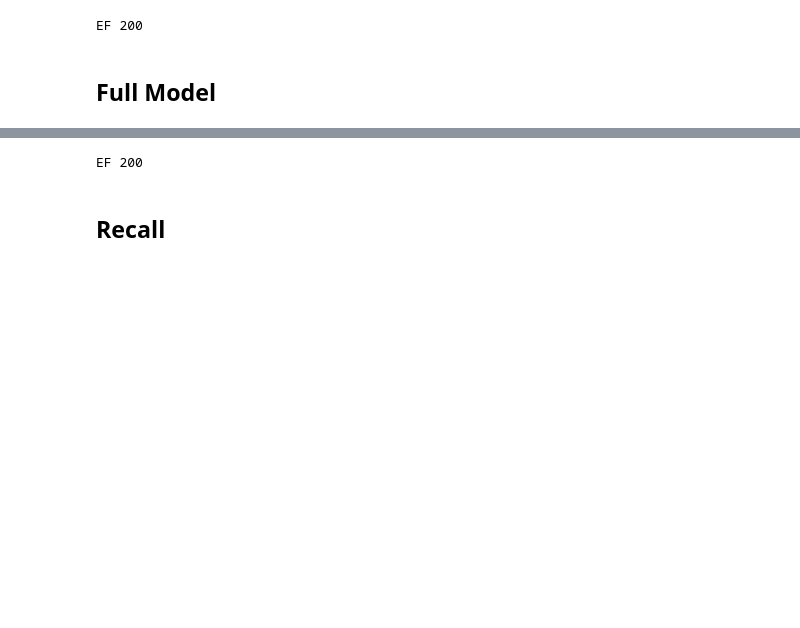
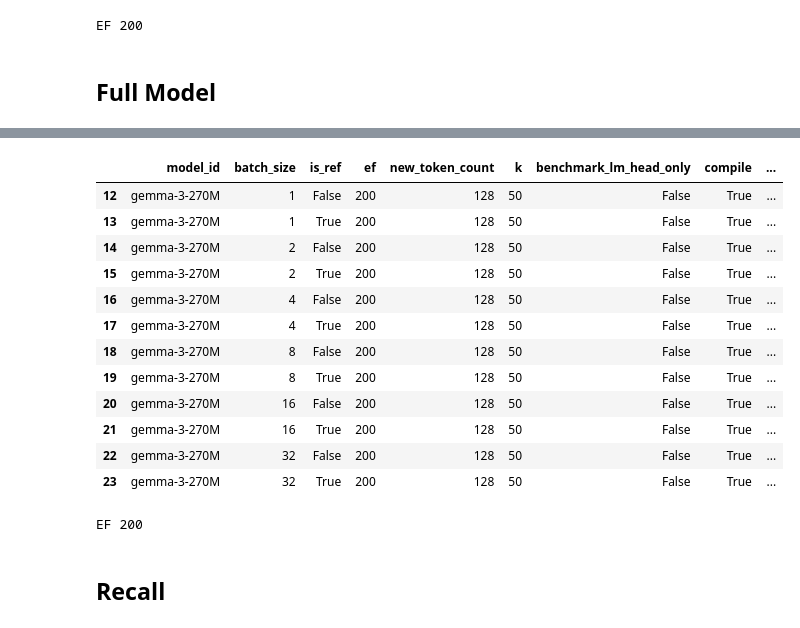
Before and after one commit to martinloretzzz/vector-index-embedding, a Jupyter notebook: benchmark/analyze.ipynb, the cells around one changed output, grey strips where cells are left out. Cells and saved outputs as stored; diff of their text form; code cells hidden in the pictures; blank space fills up the shorter version.

```diff
--- a/benchmark/analyze.ipynb
+++ b/benchmark/analyze.ipynb
@@ -139,15 +146,18 @@ EF 200
 ## Full Model
 # %%
 paths = [
-    # './multirun/full-sweep-final',
-    # './multirun/2026-05-03/00-42-09',
+    './multirun/full-final-part-qwen',
+    './multirun/full-final',
 ]
 df = load_data(paths)
 df = df.round(6)
+print(df)
 df = df.drop(columns=['times', 'autorange_min_run_time'])
 df = df.sort_values(by=['model_id'], ascending=True, key=lambda col: col.str.lower())
 df["model_id"] = clean_model_ids(df["model_id"])
 
+df = df[~(df['model_id'] == 'Llama-3.2-3B')]
+
 dfs = compare_runs(df, index_cols=['model_id', 'ef', 'batch_size', 'new_token_count'])
 dfs.head()
 # %% [output]
@@ -155 +187,17 @@ KeyError: 'new_token_count'
+# %%
+df[df["model_id"] == 'gemma-3-270M']
+# %% [output]
+|  | model_id | batch_size | is_ref | ef | new_token_count | k | benchmark_lm_head_only | compile | ... |
+| 12 | gemma-3-270M | 1 | False | 200 | 128 | 50 | False | True | ... |
+| 13 | gemma-3-270M | 1 | True | 200 | 128 | 50 | False | True | ... |
+| 14 | gemma-3-270M | 2 | False | 200 | 128 | 50 | False | True | ... |
+| 15 | gemma-3-270M | 2 | True | 200 | 128 | 50 | False | True | ... |
+| 16 | gemma-3-270M | 4 | False | 200 | 128 | 50 | False | True | ... |
+| 17 | gemma-3-270M | 4 | True | 200 | 128 | 50 | False | True | ... |
+| 18 | gemma-3-270M | 8 | False | 200 | 128 | 50 | False | True | ... |
+| 19 | gemma-3-270M | 8 | True | 200 | 128 | 50 | False | True | ... |
+| 20 | gemma-3-270M | 16 | False | 200 | 128 | 50 | False | True | ... |
+| 21 | gemma-3-270M | 16 | True | 200 | 128 | 50 | False | True | ... |
+| 22 | gemma-3-270M | 32 | False | 200 | 128 | 50 | False | True | ... |
+| 23 | gemma-3-270M | 32 | True | 200 | 128 | 50 | False | True | ... |
 # %%
```
Also changed, not shown: parts of 6 cells of this notebook, 2 other files.
